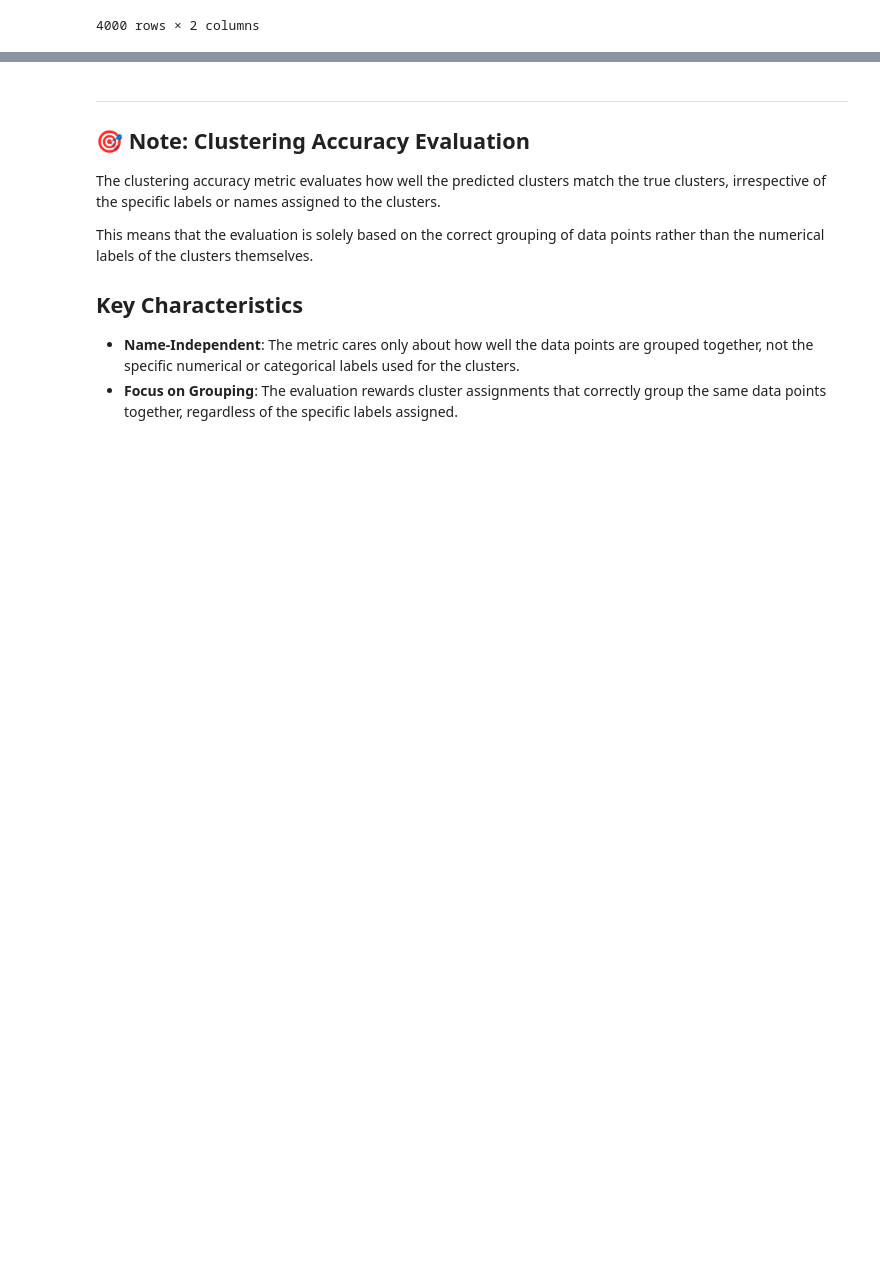
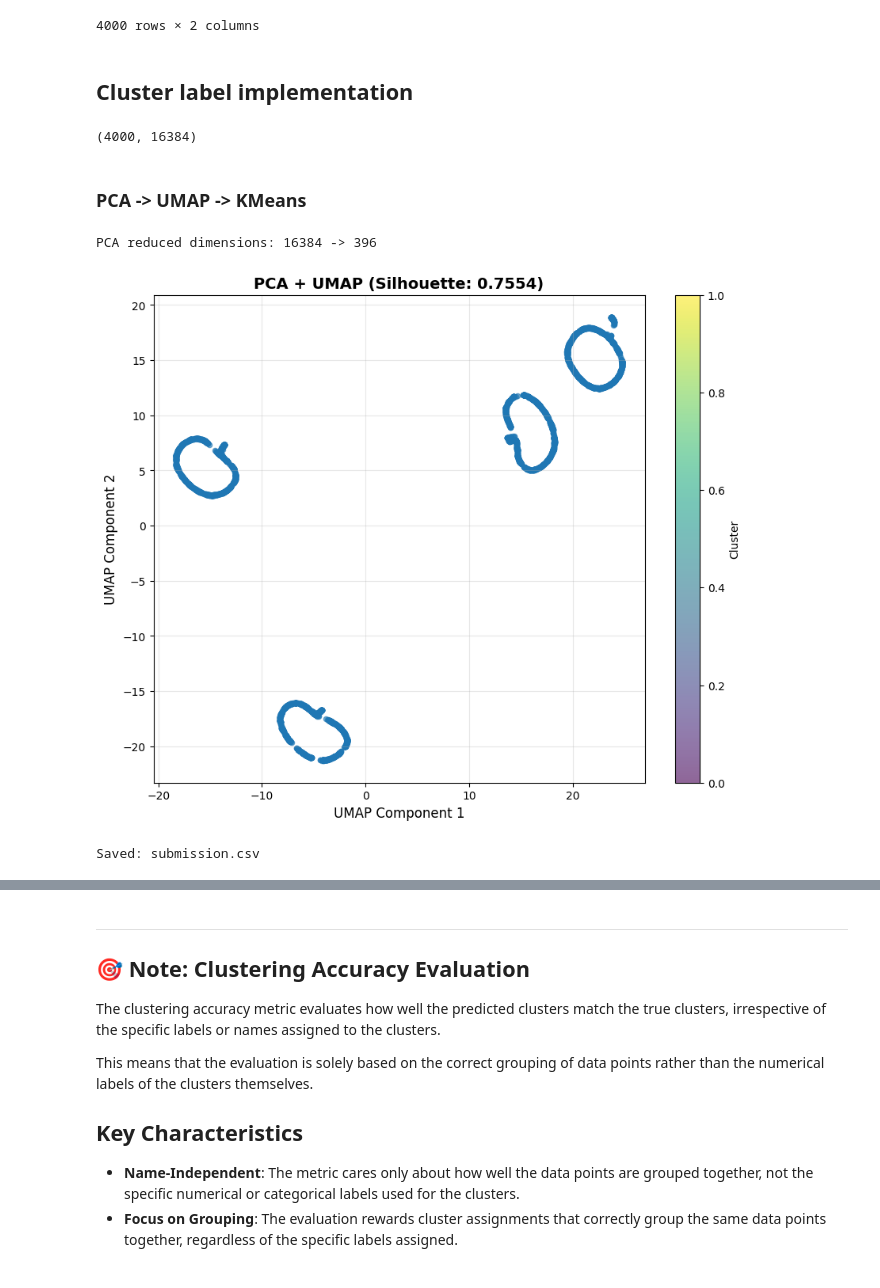
Before and after one commit to aimarchirico/ml, a Jupyter notebook: assignment2/Chapter_2.ipynb, the cells around one changed output, grey strips where cells are left out. Drawn from its saved outputs; the diff is of its cells as text; code cells hidden in the pictures; blank space fills up the shorter version.

```diff
--- a/assignment2/Chapter_2.ipynb
+++ b/assignment2/Chapter_2.ipynb
@@ -775,3 +790,65 @@ sample_submission
 | 3998 | 3998 | 7 |
 | 3999 | 3999 | 2 |
 4000 rows × 2 columns
+# %% [markdown]
+## Cluster label implementation
+# %%
+import random
+
+seed = 3
+random.seed(seed)
+
+# Read the data
+data = pd.read_csv('unsupervised_data.csv', skiprows=1, header=None)
+data.reset_index(drop=False, inplace=True)
+data.rename(columns={'index': 'ID'}, inplace=True)
+data.columns = data.columns.astype(str)
+
+# Normalize
+ids = data['ID'].values
+data = data.drop(columns=['ID']).values
+data.shape
+# %% [output]
+(4000, 16384)
+# %% [markdown]
+### PCA -> UMAP -> KMeans
+# %%
+
+from sklearn.cluster import KMeans
+from sklearn.decomposition import PCA
+from umap import UMAP
+from sklearn.metrics import silhouette_score
+
+# Apply PCA (keep 95% variance)
+pca_prep = PCA(n_components=0.95, random_state=seed)
+data_pca_prep = pca_prep.fit_transform(data)
+
+print(f"PCA reduced dimensions: {data.shape[1]} -> {data_pca_prep.shape[1]}")
+
+# Apply UMAP to reduce to 2D
+umap_pca = UMAP(n_components=2, n_neighbors=30, min_dist=0.0, random_state=seed)
+data_pca_umap = umap_pca.fit_transform(data_pca_prep)
+
+kmeans_test = KMeans(n_clusters=4, random_state=seed, n_init=20)
+pred = kmeans_test.fit_predict(data_pca_umap)
+score = silhouette_score(data_pca_umap, pred)
+
+# Visualize
+plt.figure(figsize=(10, 8))
+plt.scatter(data_pca_umap[:, 0], data_pca_umap[:, 1], c=pred,
+            alpha=0.6, cmap='viridis', s=20)
+plt.xlabel('UMAP Component 1', fontsize=12)
+plt.ylabel('UMAP Component 2', fontsize=12)
+plt.title(f'PCA + UMAP (Silhouette: {score:.4f})', fontsize=14, fontweight='bold')
+plt.colorbar(label='Cluster')
+plt.grid(True, alpha=0.3)
+plt.show()
+
+# Save
+submission_pca_umap = pd.DataFrame({'ID': ids, 'cluster': pred})
+submission_pca_umap.to_csv('submission.csv', index=False)
+print("Saved: submission.csv")
+# %% [output]
+PCA reduced dimensions: 16384 -> 396
+[figure, added]
+Saved: submission.csv
```
Also changed, not shown: parts of 6 cells of this notebook.
